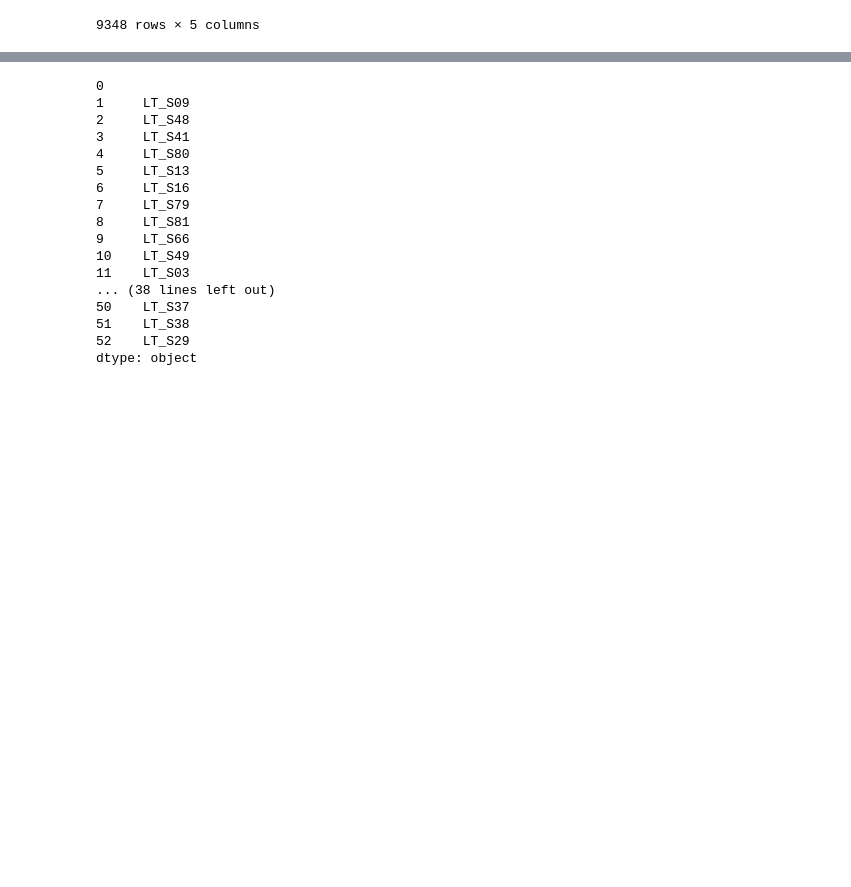
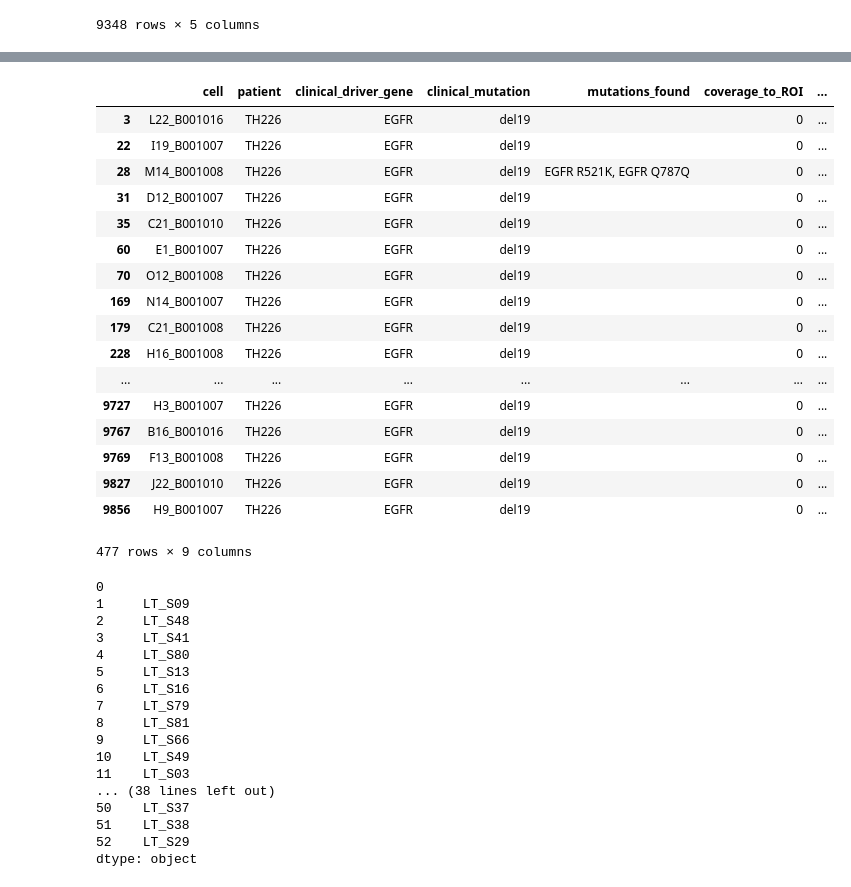
Before and after one commit to czbiohub/SNP_calling_pipeline, a Jupyter notebook: summaryTable/generateSummaryTables.ipynb, the cells around one changed output, grey strips where cells are left out. Cells and saved outputs as stored; diff of their text form; code cells hidden in the pictures; blank space fills up the shorter version.

```diff
--- a/summaryTable/generateSummaryTables.ipynb
+++ b/summaryTable/generateSummaryTables.ipynb
@@ -506,2 +506,24 @@ summaryTable_trimmed
+# %%
+keepRows = summaryTable_trimmed['sample_name'] == 'LT_S82'
+summaryTable_trimmed[keepRows]
+# %% [output]
+|  | cell | patient | clinical_driver_gene | clinical_mutation | mutations_found | coverage_to_ROI | ... |
+| 3 | L22_B001016 | TH226 | EGFR | del19 |  | 0 | ... |
+| 22 | I19_B001007 | TH226 | EGFR | del19 |  | 0 | ... |
+| 28 | M14_B001008 | TH226 | EGFR | del19 | EGFR R521K, EGFR Q787Q | 0 | ... |
+| 31 | D12_B001007 | TH226 | EGFR | del19 |  | 0 | ... |
+| 35 | C21_B001010 | TH226 | EGFR | del19 |  | 0 | ... |
+| 60 | E1_B001007 | TH226 | EGFR | del19 |  | 0 | ... |
+| 70 | O12_B001008 | TH226 | EGFR | del19 |  | 0 | ... |
+| 169 | N14_B001007 | TH226 | EGFR | del19 |  | 0 | ... |
+| 179 | C21_B001008 | TH226 | EGFR | del19 |  | 0 | ... |
+| 228 | H16_B001008 | TH226 | EGFR | del19 |  | 0 | ... |
+| ... | ... | ... | ... | ... | ... | ... | ... |
+| 9727 | H3_B001007 | TH226 | EGFR | del19 |  | 0 | ... |
+| 9767 | B16_B001016 | TH226 | EGFR | del19 |  | 0 | ... |
+| 9769 | F13_B001008 | TH226 | EGFR | del19 |  | 0 | ... |
+| 9827 | J22_B001010 | TH226 | EGFR | del19 |  | 0 | ... |
+| 9856 | H9_B001007 | TH226 | EGFR | del19 |  | 0 | ... |
+477 rows × 9 columns
 # %%
 # WRITE TO FILE
```
Also changed, not shown: parts of 15 cells of this notebook, 1 other file.
